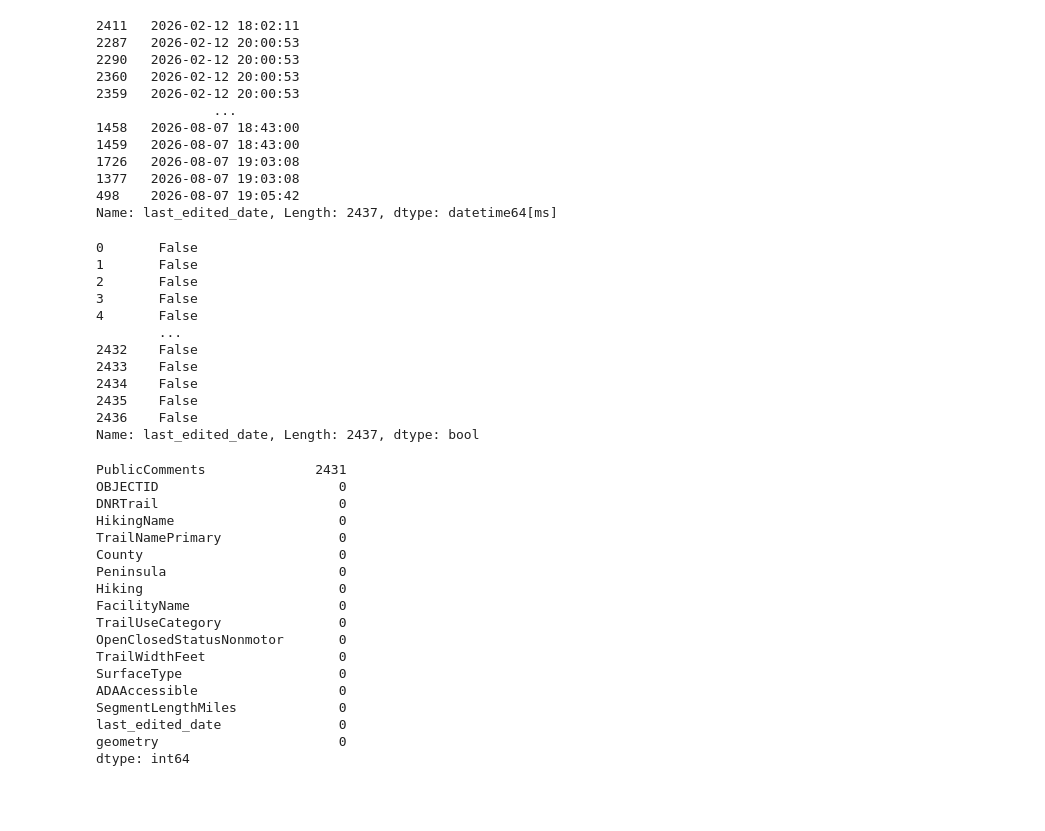
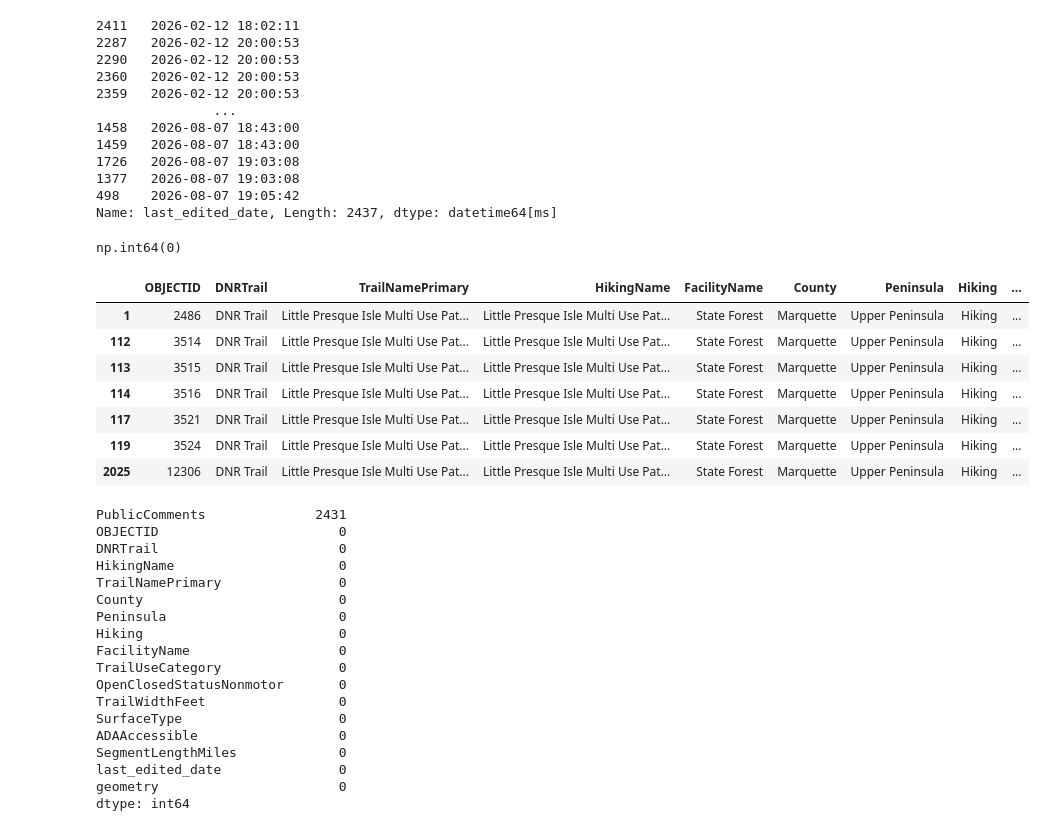
Before and after one commit to RayofData/Whats_UP_Outdoors, a Jupyter notebook: notebooks/01_trail_data_audit.ipynb, the cells around one changed output. Cells and saved outputs as stored; diff of their text form; code cells hidden in the pictures; blank space fills up the shorter version.

Commit message:
explored last time edited and comments then removed

```diff
--- a/notebooks/01_trail_data_audit.ipynb
+++ b/notebooks/01_trail_data_audit.ipynb
@@ -92,20 +92,25 @@ trails["last_edited_date"].sort_values()
 498    2026-08-07 19:05:42
 Name: last_edited_date, Length: 2437, dtype: datetime64[ms]
 # %%
-trails["last_edited_date"] == "2026-02-12 20:00:53"
+(
+    (trails["last_edited_date"] == "2026-02-12 20:00:53")
+    & (trails["OpenClosedStatusNonmotor"] == "Temporarily Closed")
+).sum()
 # %% [output]
-0       False
-1       False
-2       False
-3       False
-4       False
-        ...
-2432    False
-2433    False
-2434    False
-2435    False
-2436    False
-Name: last_edited_date, Length: 2437, dtype: bool
+np.int64(0)
+# %%
+mask = (trails["OpenClosedStatusNonmotor"] == "Temporarily Closed")
+
+trails.loc[mask]
+# %% [output]
+|  | OBJECTID | DNRTrail | TrailNamePrimary | HikingName | FacilityName | County | Peninsula | Hiking | ... |
+| 1 | 2486 | DNR Trail | Little Presque Isle Multi Use Pat... | Little Presque Isle Multi Use Pat... | State Forest | Marquette | Upper Peninsula | Hiking | ... |
+| 112 | 3514 | DNR Trail | Little Presque Isle Multi Use Pat... | Little Presque Isle Multi Use Pat... | State Forest | Marquette | Upper Peninsula | Hiking | ... |
+| 113 | 3515 | DNR Trail | Little Presque Isle Multi Use Pat... | Little Presque Isle Multi Use Pat... | State Forest | Marquette | Upper Peninsula | Hiking | ... |
+| 114 | 3516 | DNR Trail | Little Presque Isle Multi Use Pat... | Little Presque Isle Multi Use Pat... | State Forest | Marquette | Upper Peninsula | Hiking | ... |
+| 117 | 3521 | DNR Trail | Little Presque Isle Multi Use Pat... | Little Presque Isle Multi Use Pat... | State Forest | Marquette | Upper Peninsula | Hiking | ... |
+| 119 | 3524 | DNR Trail | Little Presque Isle Multi Use Pat... | Little Presque Isle Multi Use Pat... | State Forest | Marquette | Upper Peninsula | Hiking | ... |
+| 2025 | 12306 | DNR Trail | Little Presque Isle Multi Use Pat... | Little Presque Isle Multi Use Pat... | State Forest | Marquette | Upper Peninsula | Hiking | ... |
 # %%
 trails.isna().sum().sort_values(ascending=False)
 # %% [output]
```
